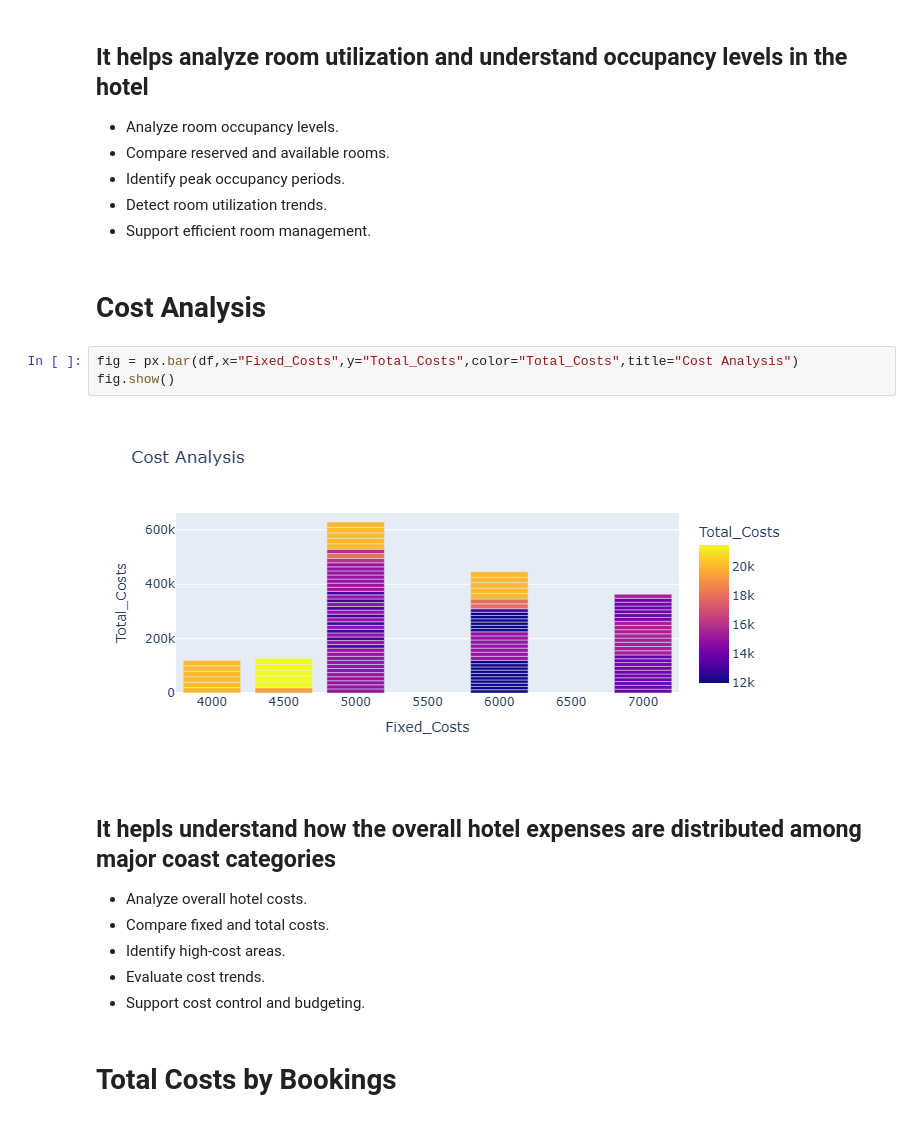
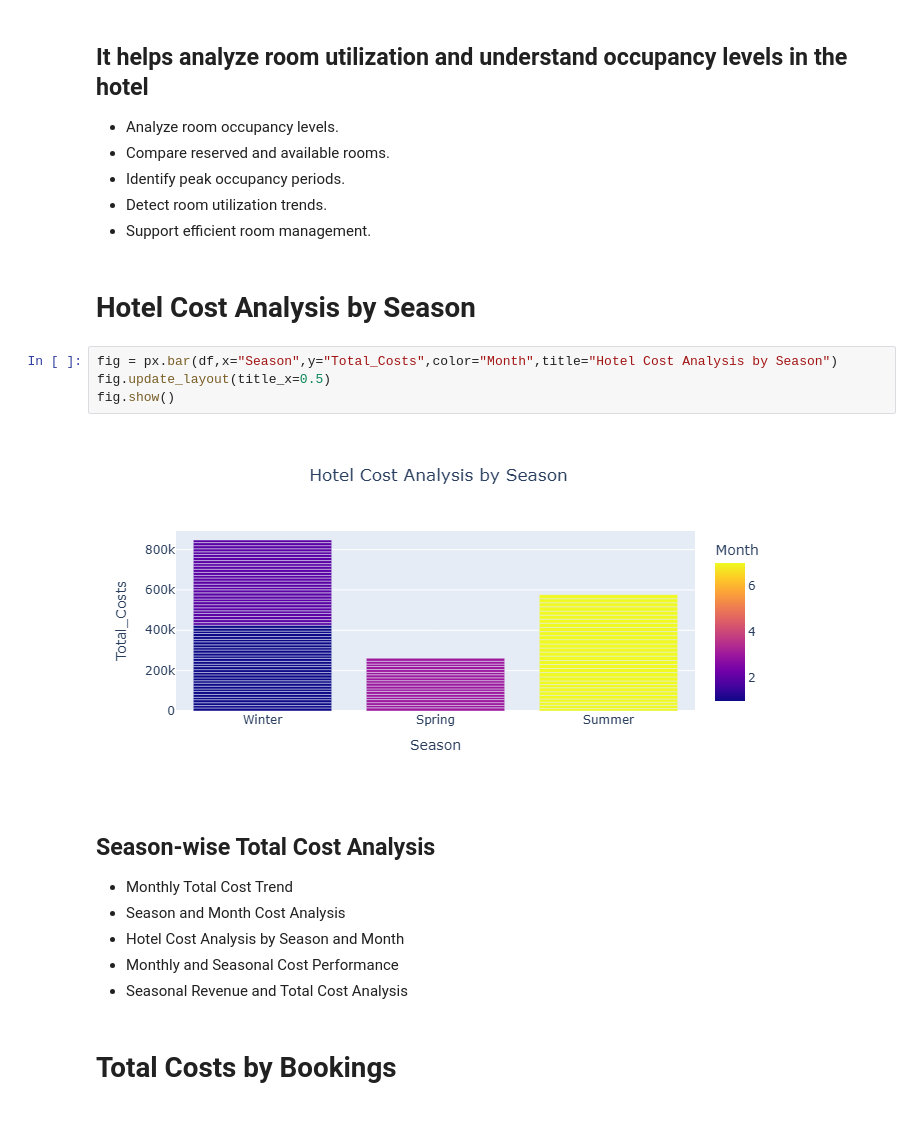
Before and after one commit to harmalmarwaha-lgtm/Hotel-Revenue-Dashboard, a Jupyter notebook: Data cleaning and preprocessing.ipynb, the cells around one changed output. Drawn from its saved outputs; the diff is of its cells as text.

```diff
--- a/Data cleaning and preprocessing.ipynb
+++ b/Data cleaning and preprocessing.ipynb
@@ -502,19 +503,20 @@ fig.show()
 - Detect room utilization trends.
 - Support efficient room management.
 # %% [markdown]
-# Cost Analysis
+#  Hotel Cost Analysis by Season
 # %%
-fig = px.bar(df,x="Fixed_Costs",y="Total_Costs",color="Total_Costs",title="Cost Analysis")
+fig = px.bar(df,x="Season",y="Total_Costs",color="Month",title="Hotel Cost Analysis by Season")
+fig.update_layout(title_x=0.5)
 fig.show()
 # %% [output]
-[figure, old version]
+[figure, new version]
 # %% [markdown]
-## It hepls understand how the overall hotel expenses are distributed among major coast categories
-- Analyze overall hotel costs.
-- Compare fixed and total costs.
-- Identify high-cost areas.
-- Evaluate cost trends.
-- Support cost control and budgeting.
+## Season-wise Total Cost Analysis
+- Monthly Total Cost Trend
+- Season and Month Cost Analysis
+- Hotel Cost Analysis by Season and Month
+- Monthly and Seasonal Cost Performance
+- Seasonal Revenue and Total Cost Analysis
 # %% [markdown]
 # Total Costs by Bookings
 # %%
```
Also changed, not shown: parts of 13 cells of this notebook, 1 other file.
